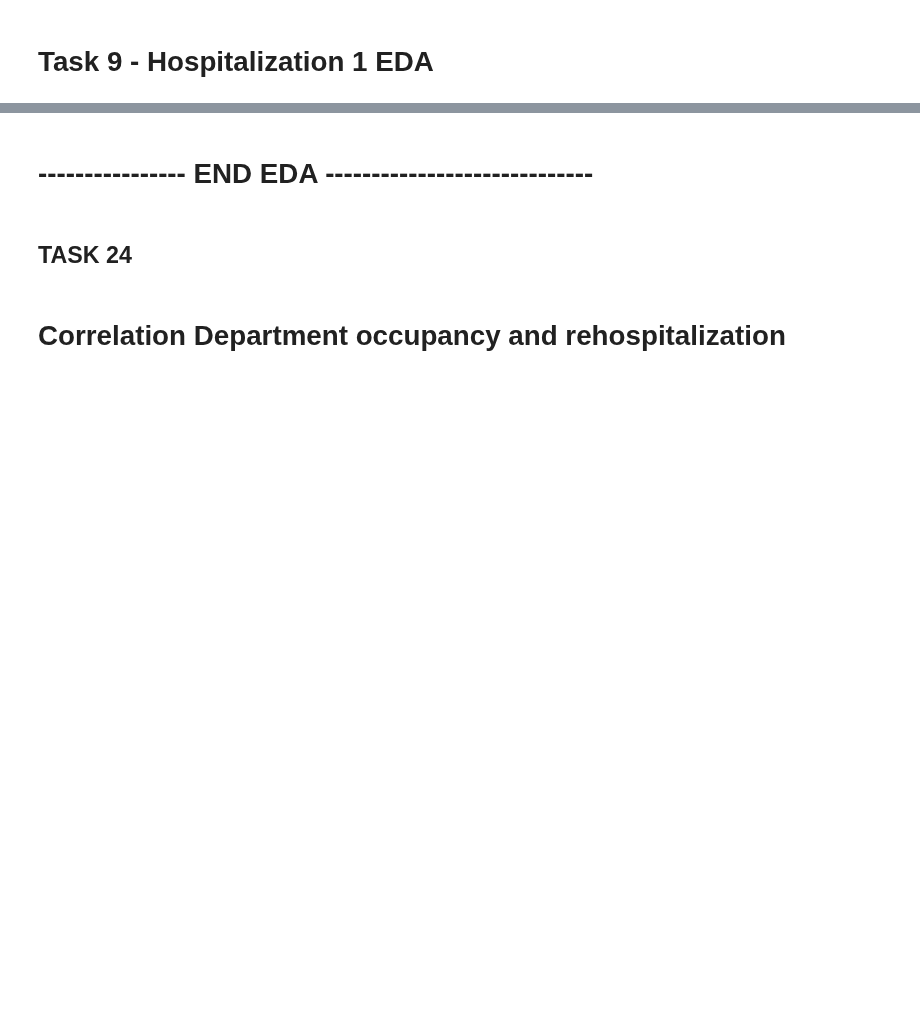
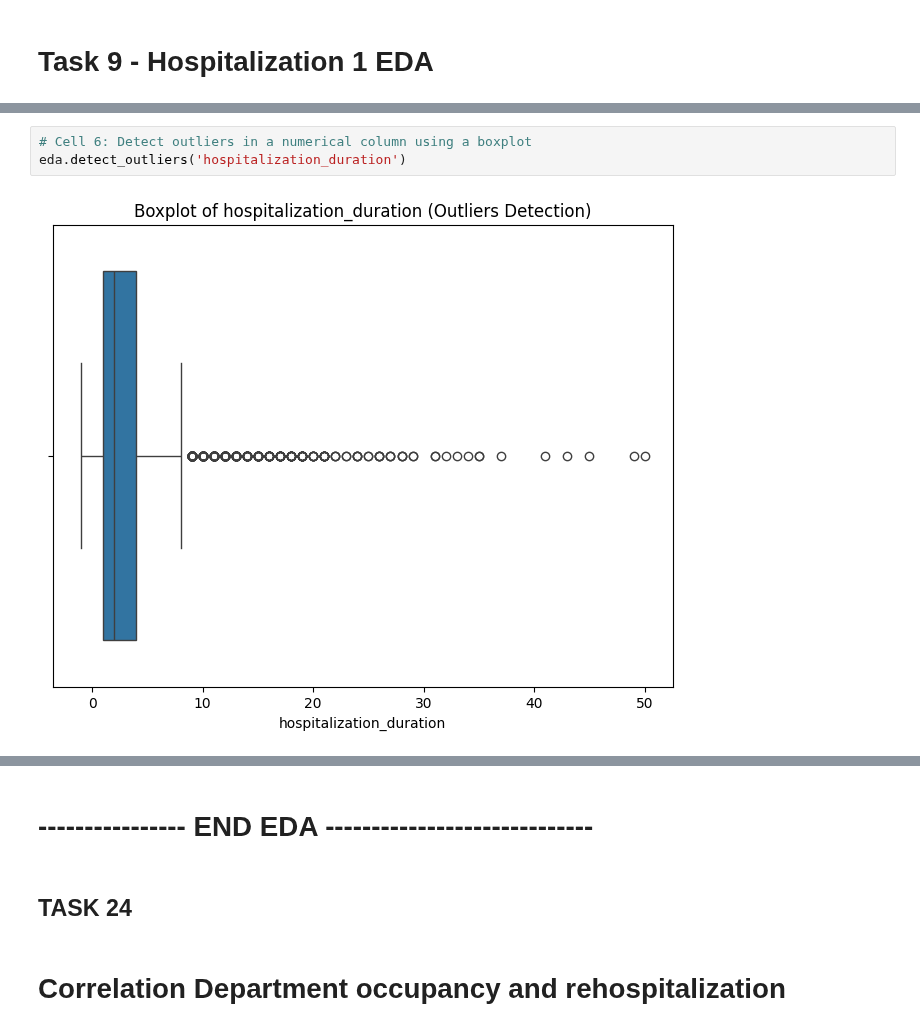
Before and after one commit to RyanWri/data-science2-lab-final-project, a Jupyter notebook: src/team_1/team_1_results.ipynb, the cells around one changed output, grey strips where cells are left out. Drawn from its saved outputs; the diff is of its cells as text; blank space fills up the shorter version.

```diff
--- a/src/team_1/team_1_results.ipynb
+++ b/src/team_1/team_1_results.ipynb
@@ -166,0 +120,5 @@ rehospitalized_patients_data[rehospitalized_patients_data['Patient'] == 62051].h
+# %%
+# Cell 6: Detect outliers in a numerical column using a boxplot
+eda.detect_outliers('hospitalization_duration')
+# %% [output]
+[figure, added]
```
Also changed, not shown: parts of 31 cells of this notebook, 6 other files.
